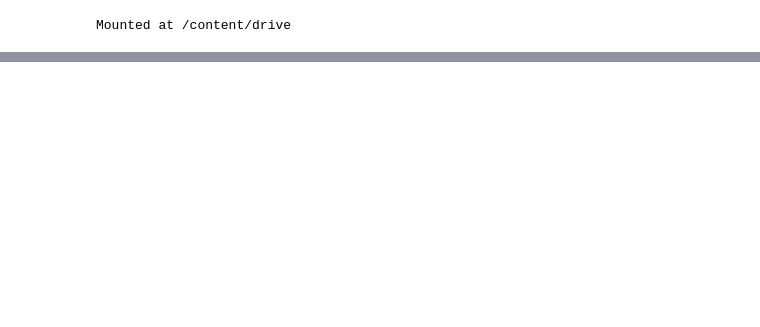
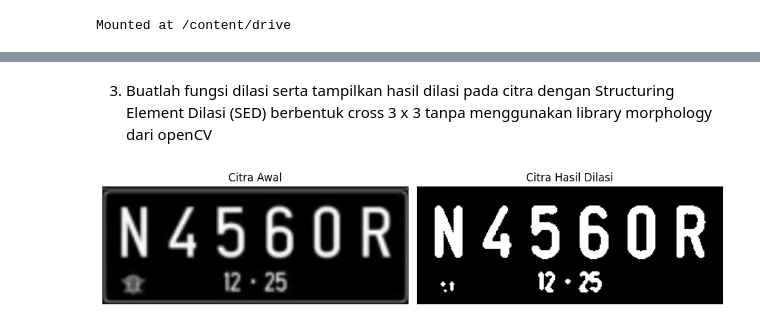
Before and after one commit to Faiva-404/PCVK_Ganjil_2026, a Jupyter notebook: Week9.ipynb, the cells around one changed output, grey strips where cells are left out. Drawn from its saved outputs; the diff is of its cells as text; code cells hidden in the pictures; blank space fills up the shorter version.

```diff
--- a/Week9.ipynb
+++ b/Week9.ipynb
@@ -574,0 +26,67 @@ Kewarganegaraan # WNI SN Aa BABA YA NS
+# %% [markdown]
+3. Buatlah fungsi dilasi serta tampilkan hasil dilasi pada citra dengan Structuring Element
+Dilasi (SED) berbentuk cross 3 x 3 tanpa menggunakan library morphology dari
+openCV
+# %%
+# Dilasi tanpa library morphology
+import cv2
+import numpy as np
+from matplotlib import pyplot as plt
+
+def dilasi_citra(F, w):
+    # Size image
+    p, q = F.shape
+
+    # Membuat citra kosong
+    imgD = np.zeros((p, q), dtype=np.uint8)
+
+    # Generate Structuring Element Dilasi (SED) Cross
+    SED = np.array([
+        [0, 1, 0],
+        [1, 1, 1],
+        [0, 1, 0]], dtype=np.uint8)
+    constant1 = (w - 1) // 2
+
+    # Proses dilasi
+    for i in range(constant1, p - constant1):
+        for j in range(constant1, q - constant1):
+            temp = F[
+                i - constant1:i + constant1 + 1,
+                j - constant1:j + constant1 + 1]
+            product = temp * SED
+            imgD[i, j] = np.max(product)
+    return imgD
+
+# Membaca citra
+img_d = cv2.imread('/content/drive/MyDrive/SEMESTER 5/Citra/Plat nomer.png', 0)
+
+# Memastikan gambar berhasil dibaca
+if img_d is None:
+    print("Gambar tidak ditemukan. Periksa kembali lokasi dan nama file.")
+else:
+    # Mengubah citra menjadi biner
+    ret, thresh = cv2.threshold(img_d, 125, 255, cv2.THRESH_BINARY)
+
+    # Ukuran SED Cross 3 x 3
+    w = 3
+    imgD = dilasi_citra(thresh, w)
+
+    # Menampilkan hasil
+    plt.figure(figsize=(10, 4))
+
+    plt.subplot(121)
+    plt.imshow(img_d, cmap='gray')
+    plt.title('Citra Awal')
+    plt.xticks([])
+    plt.yticks([])
+
+    plt.subplot(122)
+    plt.imshow(imgD, cmap='gray')
+    plt.title('Citra Hasil Dilasi')
+    plt.xticks([])
+    plt.yticks([])
+
+    plt.tight_layout()
+    plt.show()
+# %% [output]
+[figure, added]
```
Also changed, not shown: parts of 64 cells of this notebook.
